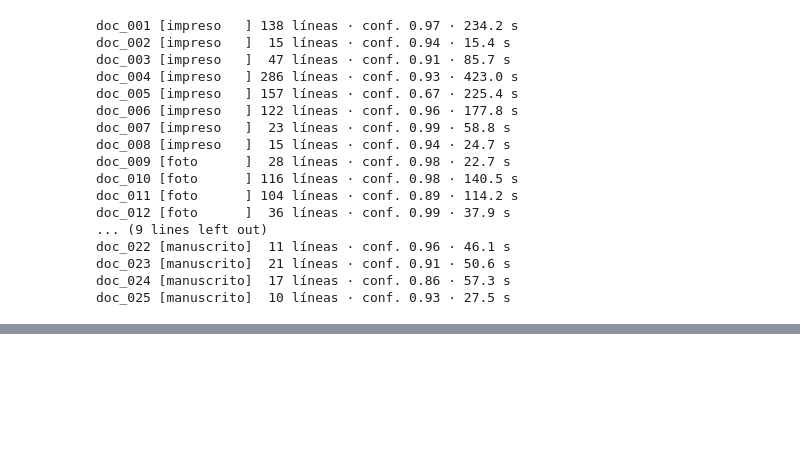
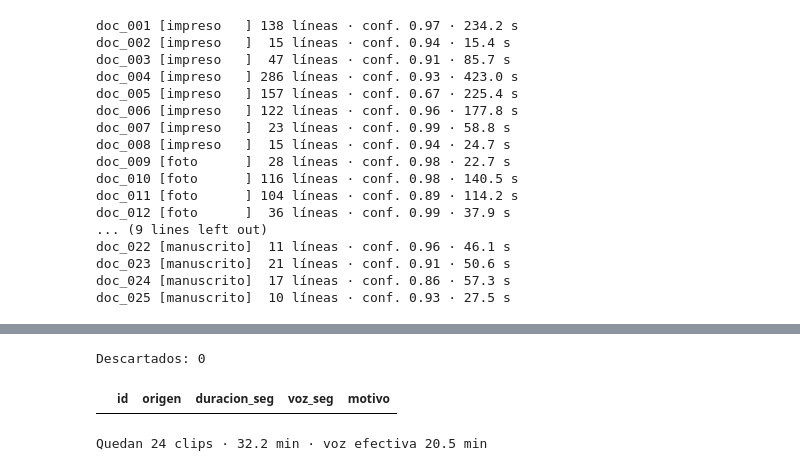
Before and after one commit to ValMur123/python_intermedio, a Jupyter notebook: tarea_2/01_extraccion.ipynb, the cells around one changed output, grey strips where cells are left out. Cells and saved outputs as stored; diff of their text form; code cells hidden in the pictures; blank space fills up the shorter version.

```diff
--- a/tarea_2/01_extraccion.ipynb
+++ b/tarea_2/01_extraccion.ipynb
@@ -221,0 +450,23 @@ ocr_df[cols + ["archivo"]].to_csv(BASE / "datos/raw/ocr_crudo.csv", index=False)
+# %%
+def sha256(ruta):
+    return hashlib.sha256(Path(ruta).read_bytes()).hexdigest()
+
+clips["sha256"] = clips["id"].map(lambda c: sha256(AUDIO / f"{c}.wav"))
+dup = clips[clips.duplicated("sha256", keep="first")]
+
+def segundos_de_voz(cid):
+    x = cargar_audio(AUDIO / f"{cid}.wav")
+    return round(sum(b - a for a, b in tramos_de_voz(x)), 1)
+
+clips["voz_seg"] = clips["id"].map(segundos_de_voz)
+sin_voz = clips[clips["voz_seg"] < 3]
+
+descartes_audio = pd.concat([dup.assign(motivo="duplicado por hash"), sin_voz.assign(motivo="sin voz (VAD < 3 s)")])
+clips = clips.drop(descartes_audio.index)
+print(f"Descartados: {len(descartes_audio)}")
+display(descartes_audio[["id", "origen", "duracion_seg", "voz_seg", "motivo"]])
+print(f"Quedan {len(clips)} clips · {clips.duracion_seg.sum() / 60:.1f} min · voz efectiva {clips.voz_seg.sum() / 60:.1f} min")
+# %% [output]
+Descartados: 0
+|  | id | origen | duracion_seg | voz_seg | motivo |
+Quedan 24 clips · 32.2 min · voz efectiva 20.5 min
```
Also changed, not shown: parts of 15 cells of this notebook, 1 other file.
